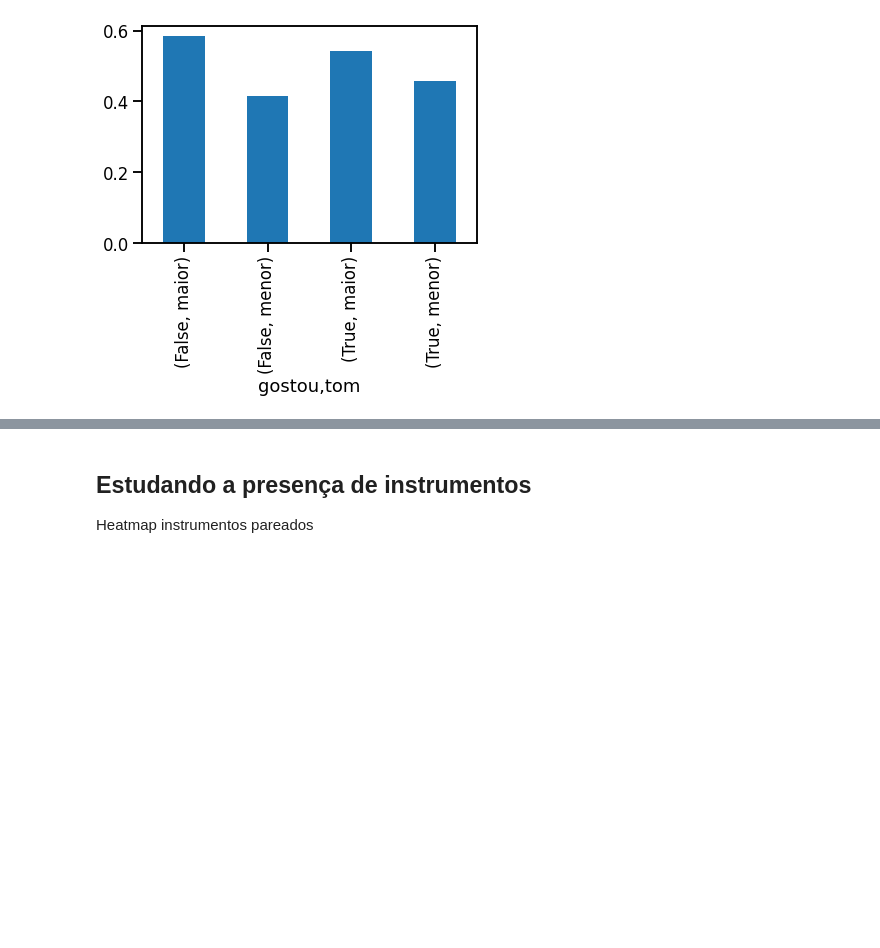
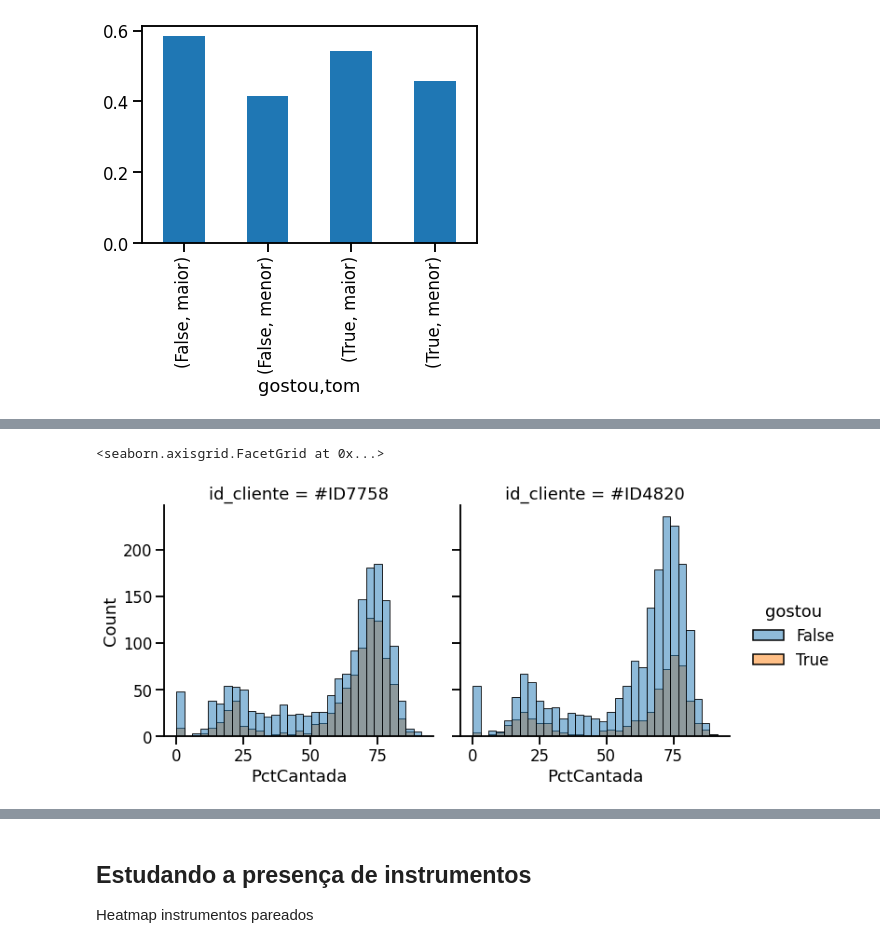
Before and after one commit to GoularteVinicius/music-inRecomendation, a Jupyter notebook: notebooks/01_AnalisesExploratorias.ipynb, the cells around one changed output, grey strips where cells are left out. Drawn from its saved outputs; the diff is of its cells as text; code cells hidden in the pictures; blank space fills up the shorter version.

```diff
--- a/notebooks/01_AnalisesExploratorias.ipynb
+++ b/notebooks/01_AnalisesExploratorias.ipynb
@@ -209,0 +219,5 @@ df.groupby('gostou')['tom'].value_counts(normalize=True).plot(kind='bar')
+# %%
+sns.displot(data=df, x="PctCantada", hue="gostou", col="id_cliente")
+# %% [output]
+<seaborn.axisgrid.FacetGrid at 0x...>
+[figure, added]
```
Also changed, not shown: parts of 62 cells of this notebook, 2 other files.
